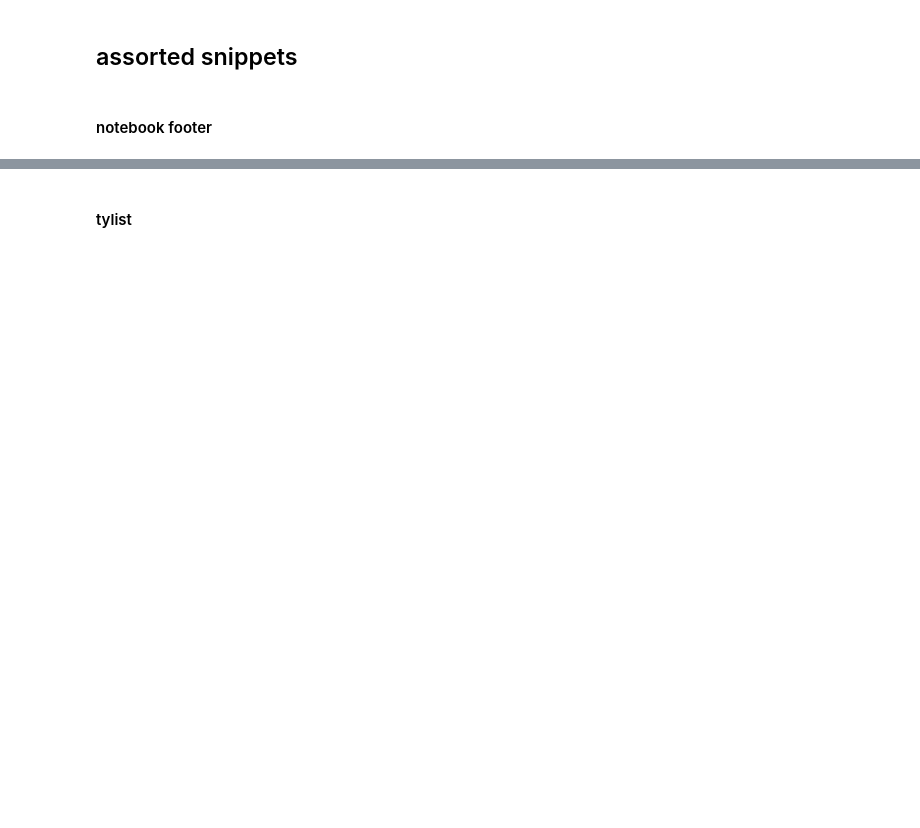
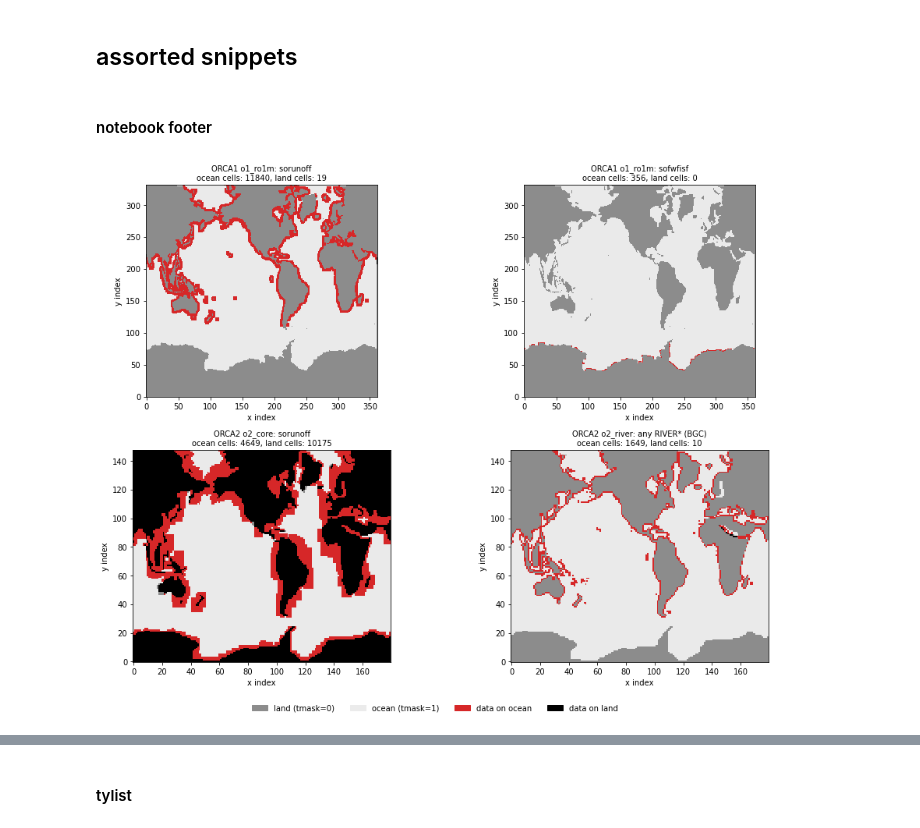
Before and after one commit to tjarnikova/SKETCH, a Jupyter notebook: rivers.ipynb, the cells around one changed output, grey strips where cells are left out. Drawn from its saved outputs; the diff is of its cells as text; code cells hidden in the pictures; blank space fills up the shorter version.

```diff
--- a/rivers.ipynb
+++ b/rivers.ipynb
@@ -33,3 +142,59 @@ PermissionError: [Errno 13] Permission denied: b'/gpfs/data/greenocean/shared/ez
 ## assorted snippets
 # %% [markdown]
 #### notebook footer
+# %%
+import numpy as np
+import xarray as xr
+import matplotlib.pyplot as plt
+from matplotlib.colors import ListedColormap
+
+def has_data(da, tdim):
+    """True where the field is non-zero, non-NaN at any time step. Returns a plain numpy array."""
+    return (da.fillna(0) != 0).any(tdim).values
+
+# --- ORCA1 (362 x 332) ---
+t1 = o1_mesh["tmask"].isel(time_counter=0, nav_lev=0).values
+o1_panels = [
+    ("o1_ro1m: sorunoff",  has_data(o1_ro1m["sorunoff"], "time")),
+    ("o1_ro1m: sofwfisf",  has_data(o1_ro1m["sofwfisf"], "time")),
+]
+
+# --- ORCA2 (180 x 148) ---
+t2 = o2_mesh["tmask"].isel(deptht=0).values
+bgc_vars = [v for v in o2_river.data_vars if v.startswith("RIVER")]
+bgc_has = np.any([(o2_river[v].isel(time_counter=0).fillna(0) != 0).values for v in bgc_vars], axis=0)
+o2_panels = [
+    ("o2_core: sorunoff",           has_data(o2_core["sorunoff"], "time_counter")),
+    ("o2_river: any RIVER* (BGC)",  bgc_has),
+]
+
+# --- plot: 0 = land, 1 = ocean, 2 = data on ocean, 3 = data on land ---
+cmap = ListedColormap(["0.55", "0.92", "tab:red", "black"])
+
+def classify(tmask, has):
+    out = np.where(tmask > 0, 1, 0)
+    out = np.where(has & (tmask > 0), 2, out)
+    out = np.where(has & (tmask == 0), 3, out)
+    return out
+
+fig, axs = plt.subplots(2, 2, figsize=(14, 10))
+for row, (tmask, panels, grid) in enumerate([(t1, o1_panels, "ORCA1"), (t2, o2_panels, "ORCA2")]):
+    for col, (title, has) in enumerate(panels):
+        ax = axs[row, col]
+        ax.imshow(classify(tmask, has), origin="lower", cmap=cmap, vmin=0, vmax=3,
+                  interpolation="nearest", aspect="equal")
+        n_ocean = int((has & (tmask > 0)).sum()); n_land = int((has & (tmask == 0)).sum())
+        ax.set_title(f"{grid} {title}\nocean cells: {n_ocean}, land cells: {n_land}", fontsize=10)
+        ax.set_xlabel("x index"); ax.set_ylabel("y index")
+
+# shared legend
+from matplotlib.patches import Patch
+fig.legend(handles=[Patch(color="0.55", label="land (tmask=0)"),
+                    Patch(color="0.92", label="ocean (tmask=1)"),
+                    Patch(color="tab:red", label="data on ocean"),
+                    Patch(color="black", label="data on land")],
+           loc="lower center", ncol=4, frameon=False)
+plt.tight_layout(rect=[0, 0.04, 1, 1])
+plt.show()
+# %% [output]
+[figure, added]
```
Also changed, not shown: parts of 9 cells of this notebook.
